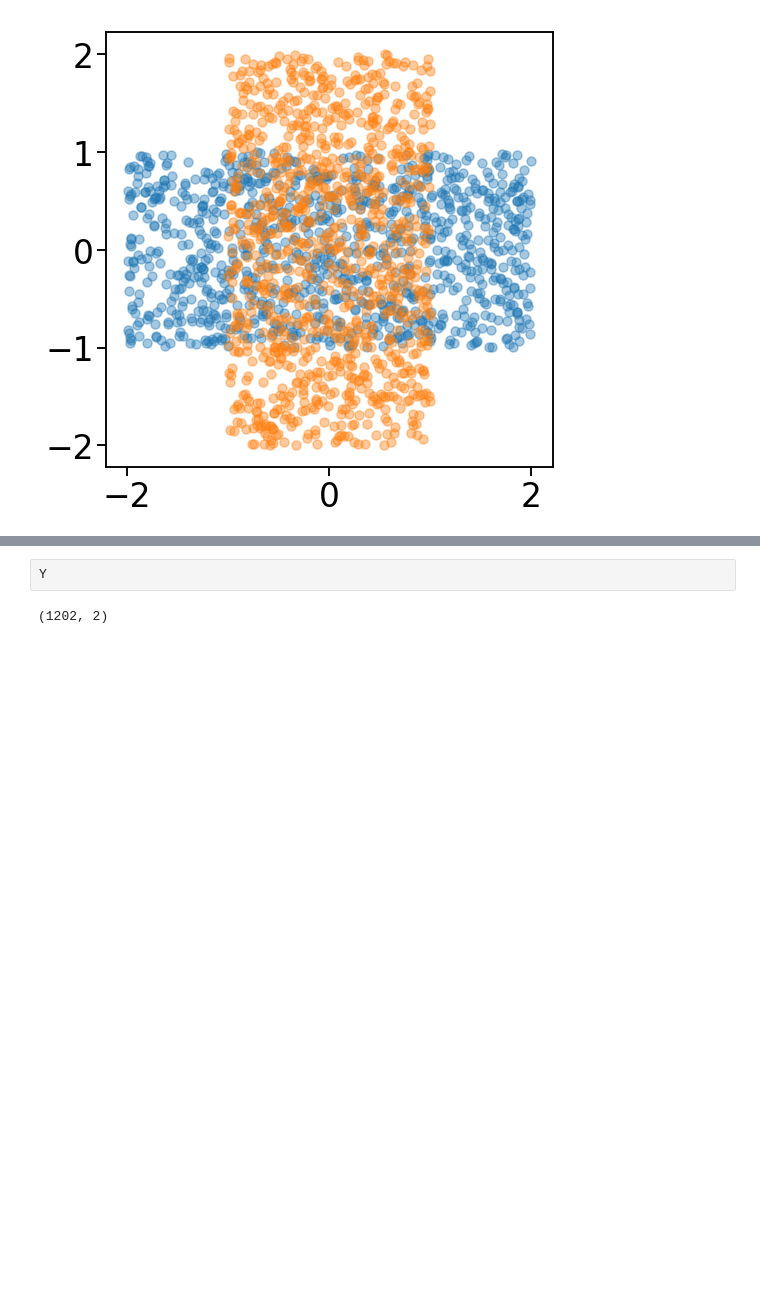
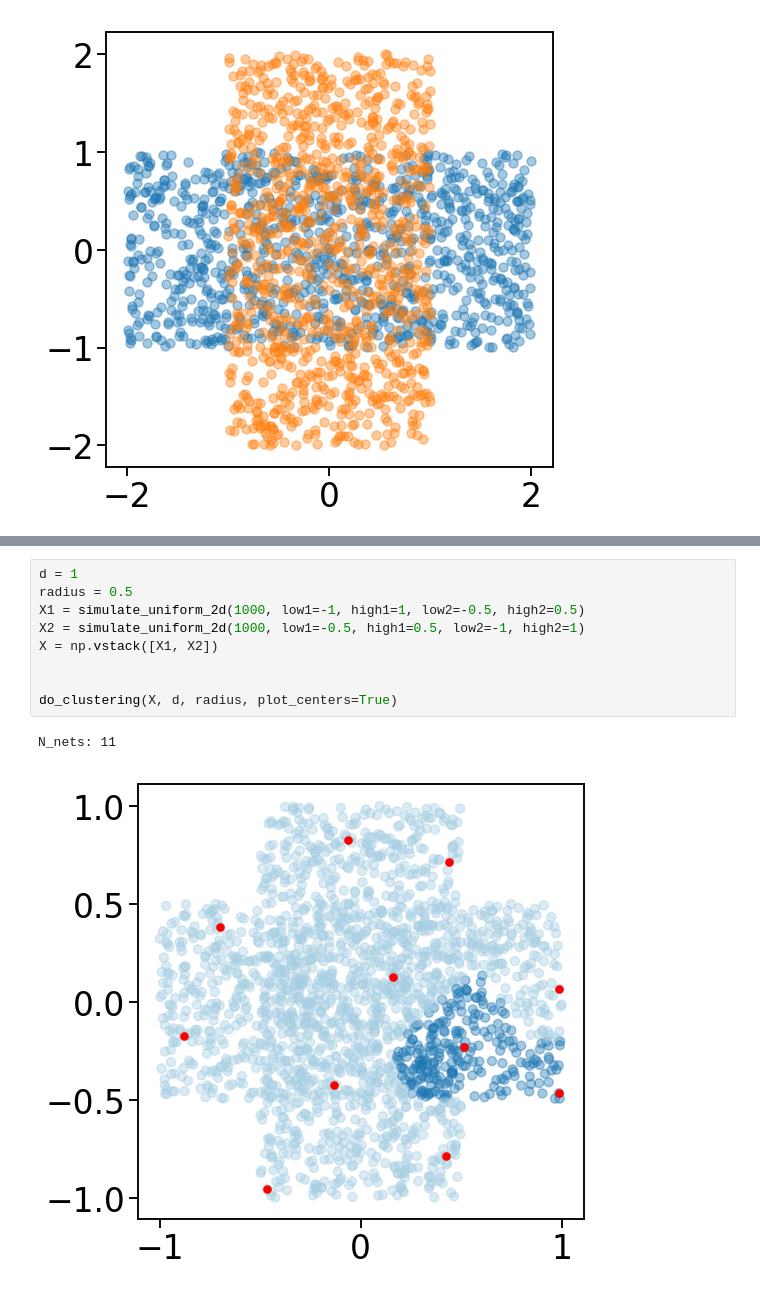
Before and after one commit to saketkc/EE-546-project, a Jupyter notebook: notebooks/04.local-PCA-spectralClustering.ipynb, the cells around one changed output, grey strips where cells are left out. Cells and saved outputs as stored; diff of their text form; blank space fills up the shorter version.

```diff
--- a/notebooks/04.local-PCA-spectralClustering.ipynb
+++ b/notebooks/04.local-PCA-spectralClustering.ipynb
@@ -206,4 +193,12 @@ ValueError: operands could not be broadcast together with shapes (39,2) (2,39)
-# %%
-Y
-# %% [output]
-(1202, 2)
+# %%
+d = 1
+radius = 0.5
+X1 = simulate_uniform_2d(1000, low1=-1, high1=1, low2=-0.5, high2=0.5)
+X2 = simulate_uniform_2d(1000, low1=-0.5, high1=0.5, low2=-1, high2=1)
+X = np.vstack([X1, X2])
+
+
+do_clustering(X, d, radius, plot_centers=True)
+# %% [output]
+N_nets: 11
+[figure, added]
```
Also changed, not shown: parts of 7 cells of this notebook, 4 other files.
